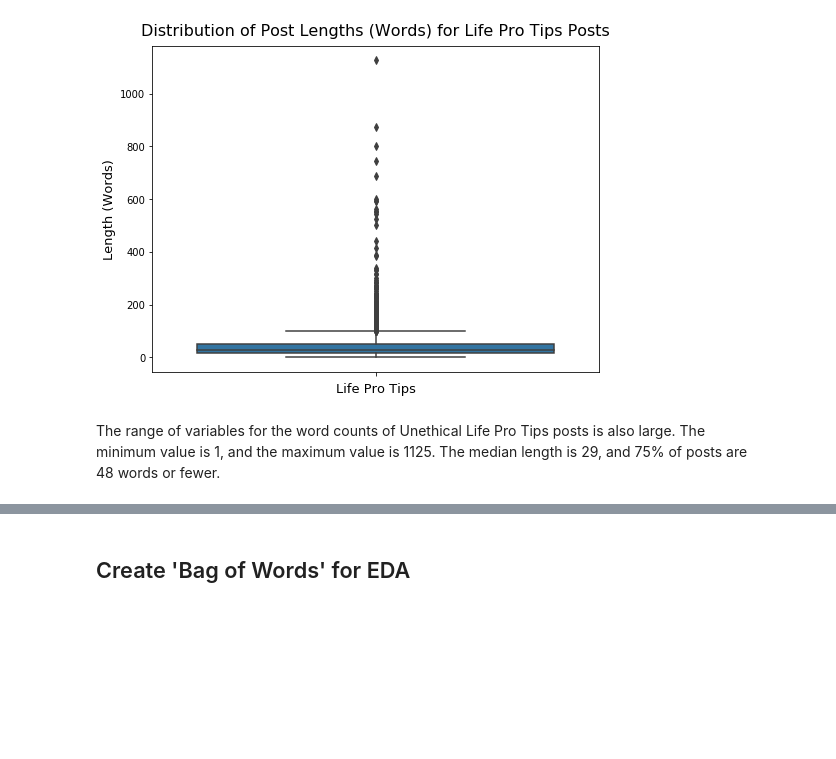
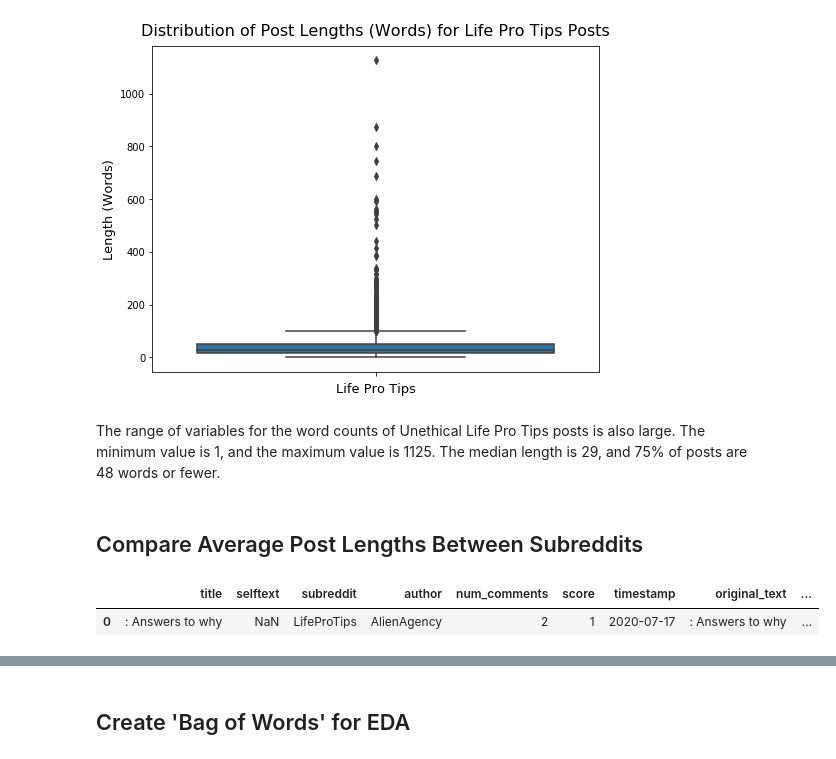
Before and after one commit to jlu90/Subreddit-Classification, a Jupyter notebook: code/04-EDA.ipynb, the cells around one changed output, grey strips where cells are left out. Cells and saved outputs as stored; diff of their text form; code cells hidden in the pictures; blank space fills up the shorter version.

```diff
--- a/code/04-EDA.ipynb
+++ b/code/04-EDA.ipynb
@@ -159,3 +165,10 @@ set_labels('Distribution of Post Lengths (Words) for Life Pro Tips Posts', 'Life
 [figure]
 # %% [markdown]
 The range of variables for the word counts of Unethical Life Pro Tips posts is also large. The minimum value is 1, and the maximum value is 1125. The median length is 29, and 75% of posts are 48 words or fewer.
+# %% [markdown]
+## Compare Average Post Lengths Between Subreddits
+# %%
+subreddits.head(1)
+# %% [output]
+|  | title | selftext | subreddit | author | num_comments | score | timestamp | original_text | ... |
+| 0 | : Answers to why | NaN | LifeProTips | AlienAgency | 2 | 1 | 2020-07-17 | : Answers to why | ... |
```
Also changed, not shown: parts of 21 cells of this notebook, 3 other files.
